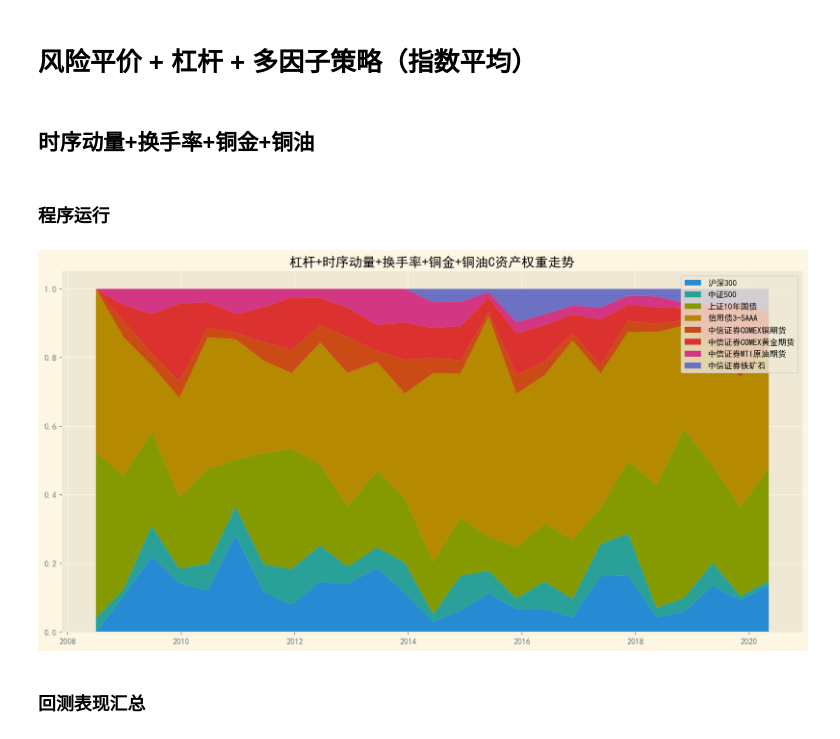
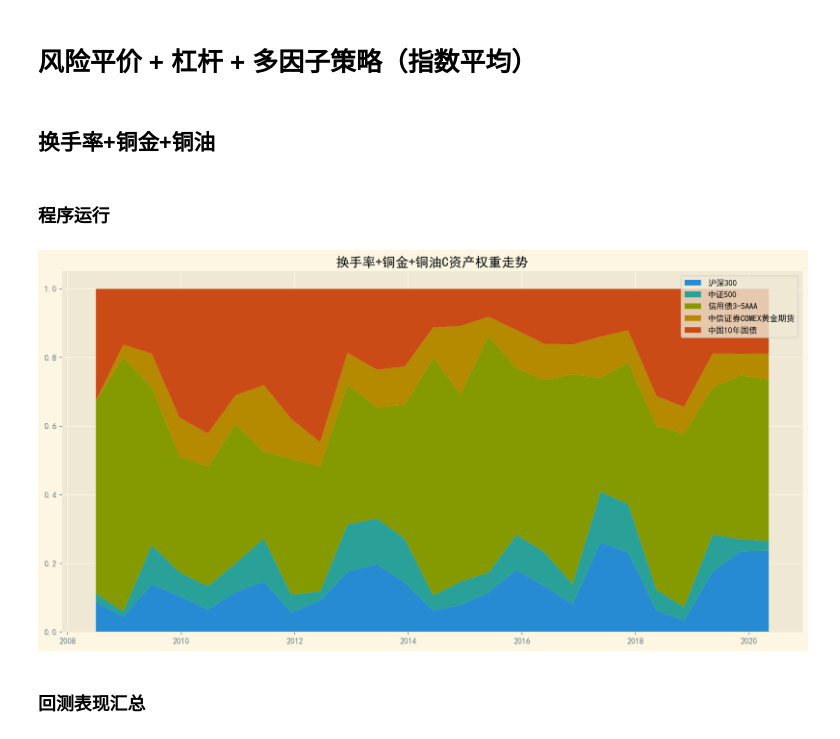
Before and after one commit to Zhehao97/RiskParityFactorModel, a Jupyter notebook: Charlie.ipynb, the cells around one changed output. Drawn from its saved outputs; the diff is of its cells as text; code cells hidden in the pictures.

```diff
--- a/Charlie.ipynb
+++ b/Charlie.ipynb
@@ -61,15 +65,13 @@ Data['10年国债价格指数'] = Data['10年国债价格指数'].fillna(method=
 # %% [markdown]
 ## 计算各资产收益率
+# %%
+# 去掉没有10年国债数据的日期
+Assets = Assets[:-10]
 # %% [markdown]
 ### 日内损益
-# %%
-# 利用自制10年国债价格指数，替换上证10年国债
-Assets['上证10年国债'] = Data['10年国债价格指数'].values
 # %%
 Returns = Assets.pct_change(axis=0)
 Returns = Returns.dropna(axis=0, how='all')           # 删除无数据日
 # %%
-drop_lst = ['中信证券COMEX铜期货', '中信证券WTI原油期货', '中信证券铁矿石']
+drop_lst = ['中信证券COMEX铜期货', '中信证券WTI原油期货', '中信证券铁矿石', '标普500']
 Returns = Returns.drop(drop_lst, axis=1)
-
-Returns.head()
@@ -100,7 +109,7 @@ leverReturns = Returns.copy()               # 创建副本
 leverCumReturns = cumReturns.copy()
 
 # 更新杠杆调整后的债券净值
-leverReturns.loc[:, ['上证10年国债', '信用债3-5AAA']] = Returns.loc[:, ['上证10年国债', '信用债3-5AAA']] * (1.0 + lever) - Rates.values * lever / (365.0 * 100)
+leverReturns.loc[:, ['中国10年国债', '信用债3-5AAA']] = Returns.loc[:, ['中国10年国债', '信用债3-5AAA']] * (1.0 + lever) - Rates.values * lever / (365.0 * 100)
 
 # 更新累计净值
 leverCumReturns = (1.0 + leverReturns)
@@ -246,7 +265,7 @@ plt.savefig('净值曲线（杠杆，指数平均，横截面动量+时序动量
 # %% [markdown]
 # 风险平价 + 杠杆 + 多因子策略（指数平均）
 # %% [markdown]
-## 时序动量+换手率+铜金+铜油
+## 换手率+铜金+铜油
 # %% [markdown]
 ### 程序运行
 # %%
@@ -259,9 +278,9 @@ factors = {'momentumX':False, 'momentumT':True,
 tradeDF_1, weightDF_1 = AlgoLoop.AlgoTrade(Assets, leverReturns, leverCumReturns, Turnovers, mode='ema',
                                        dt=120, up=0.50, thresholds=thrds, factorDict=factors)
 # %%
-StatisticFunc.WeightPlot(tradeDF_1, weightDF_1, '杠杆+时序动量+换手率+铜金+铜油C')
+StatisticFunc.WeightPlot(tradeDF_1, weightDF_1, '换手率+铜金+铜油C')
 # %% [output]
-[figure, old version]
+[figure, new version]
 # %% [markdown]
 ### 回测表现汇总
 # %%
```
Also changed, not shown: parts of 48 cells of this notebook, 4 other files.
